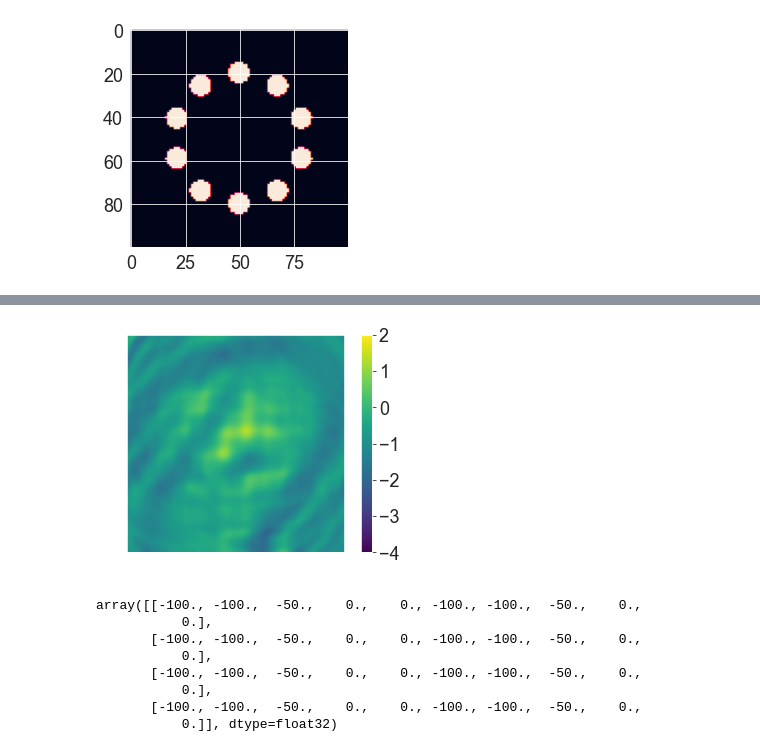
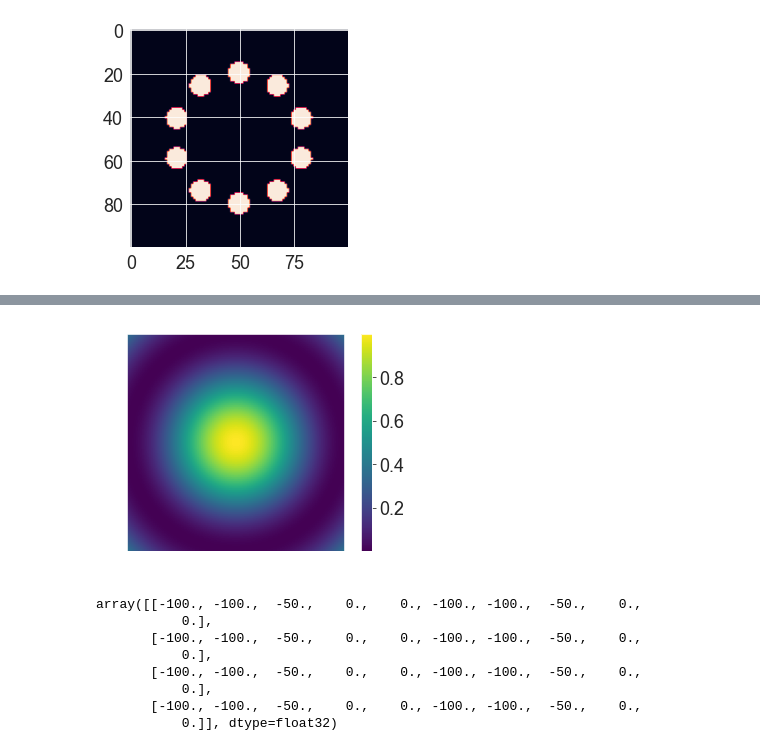
Before and after one commit to fftakumi/MOD2NN, a Jupyter notebook: Faraday/two_dim/test2.ipynb, the cells around one changed output, grey strips where cells are left out. Cells and saved outputs as stored; diff of their text form; code cells hidden in the pictures.

```diff
--- a/Faraday/two_dim/test2.ipynb
+++ b/Faraday/two_dim/test2.ipynb
@@ -125,14 +96,8 @@ x = ImageResizing(shape)(inputs)
 x = ImageBinarization(0.5, 0.0, 1.0)(x)
 x = IntensityToElectricField(shape)(x)
 x = MO(shape, limitation=None, theta=1.0, eta=0)(x)
-x = AngularSpectrum(shape, wavelength=532e-9, z=1.0e-3, d=1.0e-6, method='expand')(x)
-x = FaradayRotationByStokes(shape)(x)
-# x = D2NNMNISTFilter(shape)(x)
-x = CircleOnCircumferenceDetector(10, 30, 5)(x)
-#x = Polarizer(shape, phi=np.pi/4)(x)
-#x = ElectricFieldToIntensity(shape)(x)
-#x = MNISTDetector(10)(inputs)
-x = tf.keras.layers.Softmax()(x)
-#x = MNISTDifferentialDetector(shape)(x)
+#x = FaradayRotationByStokes(shape)(x)
+x = Polarizer(shape, phi=0.0, trainable=False)(x)
+x = ElectricFieldToIntensity(shape)(x)
 model = tf.keras.Model(inputs, x)
-#model.summary()
+model.summary()
@@ -143,18 +126,17 @@ plt.imshow(model.layers[-2].get_photo_mask())
 [figure]
 # %%
 weights = model.layers[4].get_weights()
-phase = ((np.loadtxt("data/phase/100px/train_7.csv")) * 2.0 -1.0) * 1. * np.pi / 180
-tx = np.linspace(-np.pi, np.pi, 100)
-ty = np.linspace(-np.pi, np.pi, 100)
+phase = ((np.loadtxt("data/phase/100px/train_7.csv")) * 2.0 -1.0) * 134. * np.pi / 180
+tx = np.linspace(-np.pi/2, np.pi/2, 100)
+ty = np.linspace(-np.pi/2, np.pi/2, 100)
 XX, YY = np.meshgrid(tx, ty)
 W = np.sqrt(XX**2 + YY**2)
-weights[0] = phase
+weights[0] = W
 model.layers[4].set_weights(weights)
 image = np.ones((2, 28, 28))
-pred = model.predict(image) * 180 / np.pi
-plt.imshow(pred[0,:,:], cmap="viridis", vmax=-4, vmin=2)
+pred = model.predict(image)
+plt.imshow(pred[0,:,:], cmap="viridis")
 plt.colorbar()
-plt.clim(-4, 2)
 plt.xticks(color="None")
 plt.yticks(color="None")
 plt.tick_params(length=0)
@@ -165,4 +148,4 @@ plt.savefig("images/phase_7_10.png", trainspaerent=True)
-[figure, old version]
+[figure, new version]
 # %%
 a = np.zeros([4,28, 28])
 a[:, 14:27, 0:14] = 1
```
Also changed, not shown: parts of 4 cells of this notebook, 3 other files.
